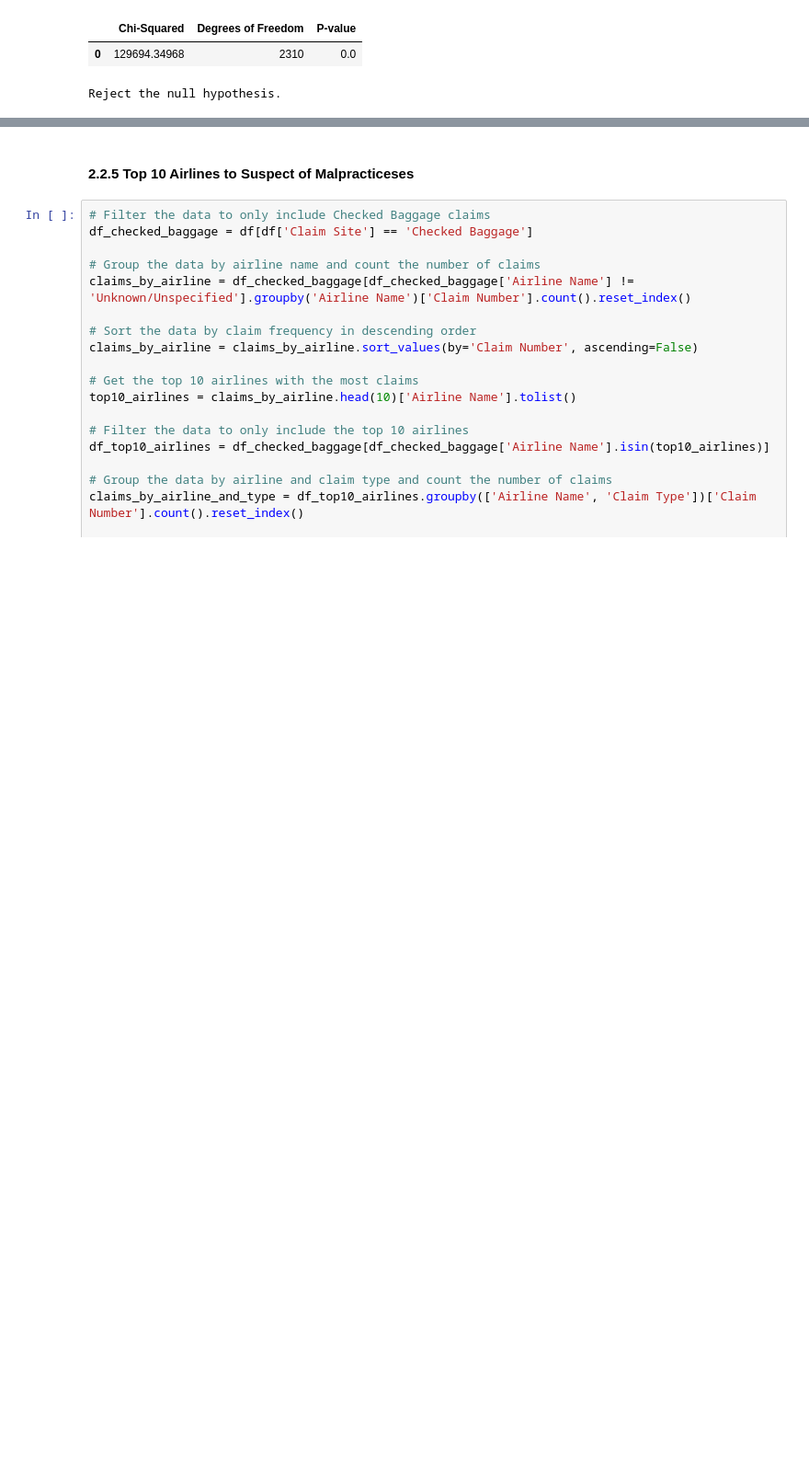
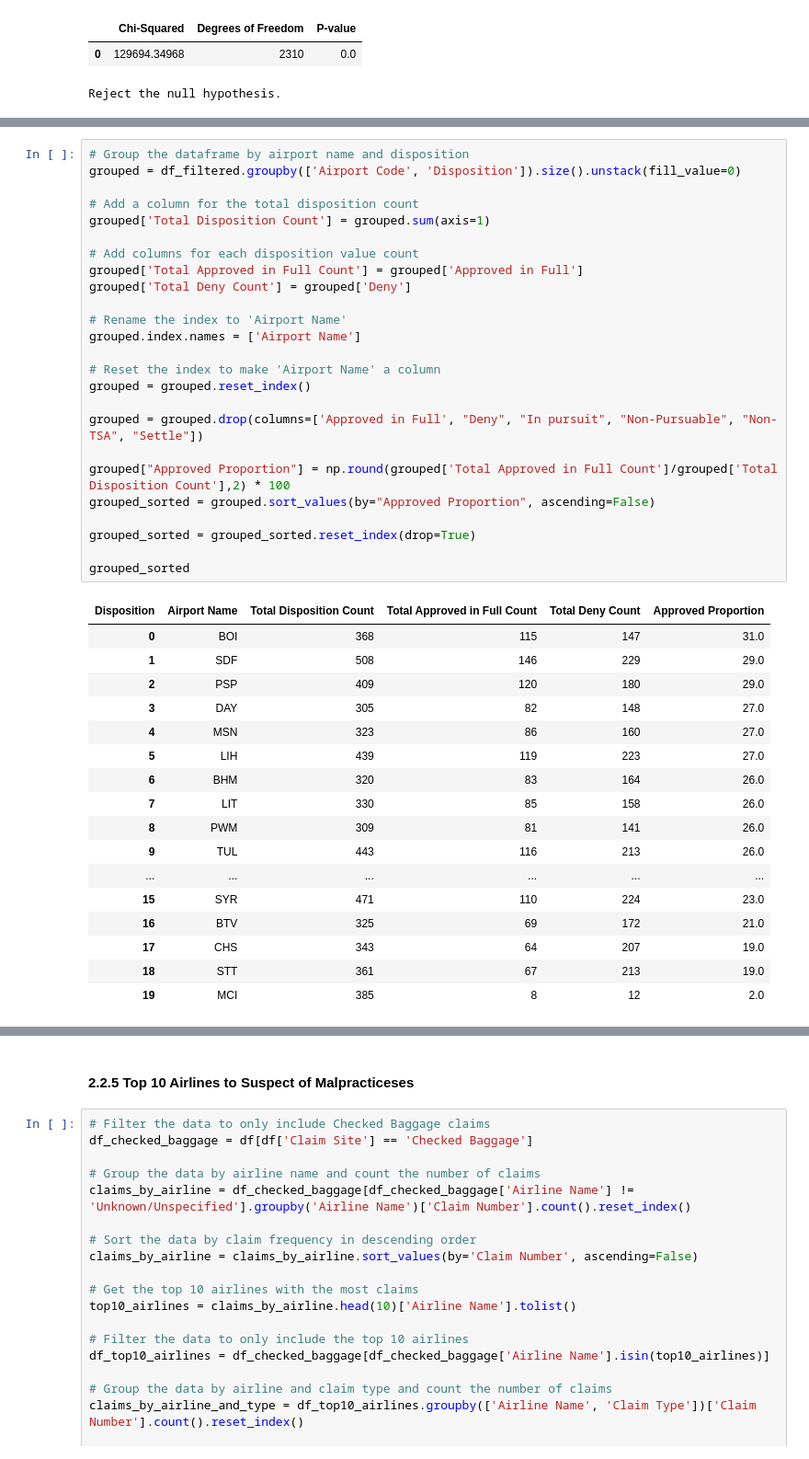
Before and after one commit to Jaomar92/capstone2, a Jupyter notebook: capstone2.ipynb, the cells around one changed output, grey strips where cells are left out. Shown at 92% size. Drawn from its saved outputs; the diff is of its cells as text; blank space fills up the shorter version.

```diff
--- a/capstone2.ipynb
+++ b/capstone2.ipynb
@@ -1847,0 +1714,43 @@ m
+# %%
+# Group the dataframe by airport name and disposition
+grouped = df_filtered.groupby(['Airport Code', 'Disposition']).size().unstack(fill_value=0)
+
+# Add a column for the total disposition count
+grouped['Total Disposition Count'] = grouped.sum(axis=1)
+
+# Add columns for each disposition value count
+grouped['Total Approved in Full Count'] = grouped['Approved in Full']
+grouped['Total Deny Count'] = grouped['Deny']
+
+# Rename the index to 'Airport Name'
+grouped.index.names = ['Airport Name']
+
+# Reset the index to make 'Airport Name' a column
+grouped = grouped.reset_index()
+
+grouped = grouped.drop(columns=['Approved in Full', "Deny", "In pursuit", "Non-Pursuable", "Non-TSA", "Settle"])
+
+grouped["Approved Proportion"] = np.round(grouped['Total Approved in Full Count']/grouped['Total Disposition Count'],2) * 100
+grouped_sorted = grouped.sort_values(by="Approved Proportion", ascending=False)
+
+grouped_sorted = grouped_sorted.reset_index(drop=True)
+
+grouped_sorted
+# %% [output]
+| Disposition | Airport Name | Total Disposition Count | Total Approved in Full Count | Total Deny Count | Approved Proportion |
+| 0 | BOI | 368 | 115 | 147 | 31.0 |
+| 1 | SDF | 508 | 146 | 229 | 29.0 |
+| 2 | PSP | 409 | 120 | 180 | 29.0 |
+| 3 | DAY | 305 | 82 | 148 | 27.0 |
+| 4 | MSN | 323 | 86 | 160 | 27.0 |
+| 5 | LIH | 439 | 119 | 223 | 27.0 |
+| 6 | BHM | 320 | 83 | 164 | 26.0 |
+| 7 | LIT | 330 | 85 | 158 | 26.0 |
+| 8 | PWM | 309 | 81 | 141 | 26.0 |
+| 9 | TUL | 443 | 116 | 213 | 26.0 |
+| ... | ... | ... | ... | ... | ... |
+| 15 | SYR | 471 | 110 | 224 | 23.0 |
+| 16 | BTV | 325 | 69 | 172 | 21.0 |
+| 17 | CHS | 343 | 64 | 207 | 19.0 |
+| 18 | STT | 361 | 67 | 213 | 19.0 |
+| 19 | MCI | 385 | 8 | 12 | 2.0 |
```
Also changed, not shown: parts of 18 cells of this notebook, 5 other files.
